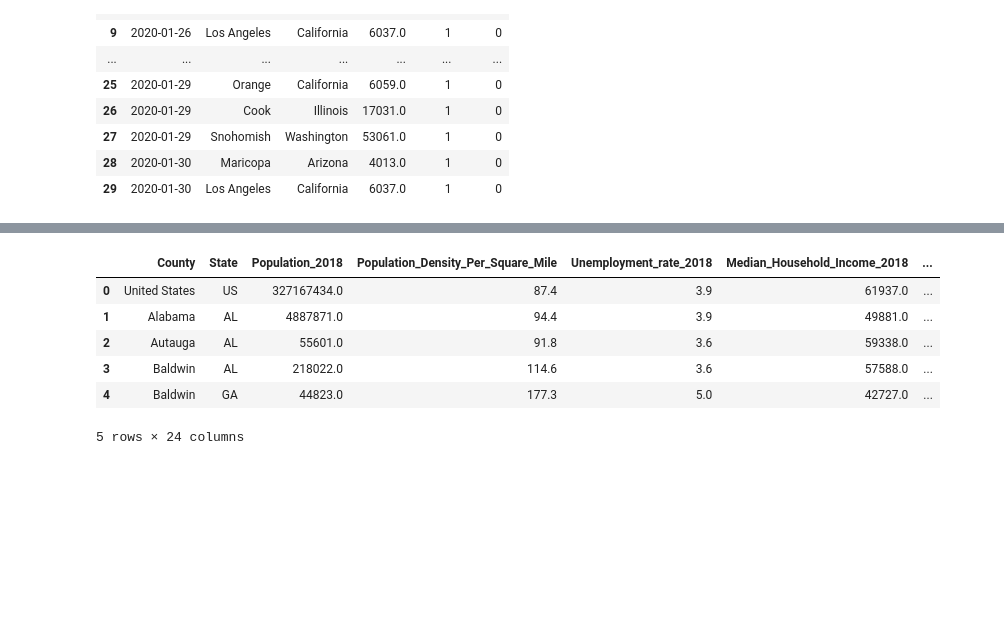
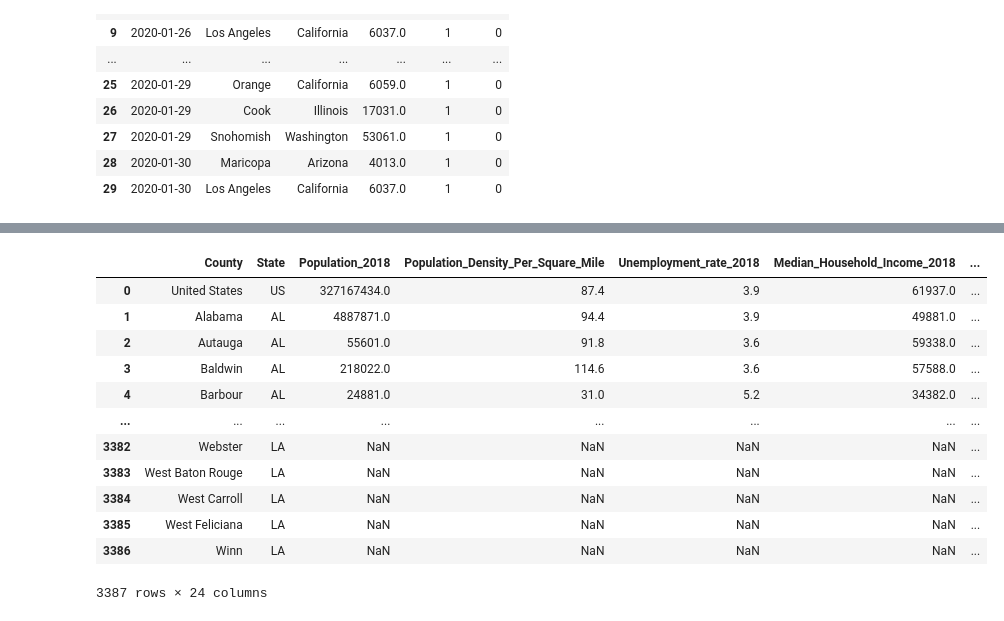
Before and after one commit to RHartley09/Project_1, a Jupyter notebook: JPB-conversion-import-TEST.ipynb, the cells around one changed output, grey strips where cells are left out. Cells and saved outputs as stored; diff of their text form; code cells hidden in the pictures; blank space fills up the shorter version.

Commit message:
updated merge

```diff
--- a/JPB-conversion-import-TEST.ipynb
+++ b/JPB-conversion-import-TEST.ipynb
@@ -138,7 +138,7 @@ cov_counties_2_df.head(30)
 | 28 | 2020-01-30 | Maricopa | Arizona | 4013.0 | 1 | 0 |
 | 29 | 2020-01-30 | Los Angeles | California | 6037.0 | 1 | 0 |
 # %%
-cov_counties2_df = cov_counties_2_df.groupby(['county']).agg({'cases': 'sum', 'deaths': 'sum'})
+cov_counties2_df = cov_counties_2_df.groupby(['county', 'state']).agg({'cases': 'sum', 'deaths': 'sum'})
 # %%
 cov_counties2_df
 # %% [output]
@@ -175,4 +175,4 @@ cov_counties2_df.reset_index()
 # %%
-cov_counties2_df.index = cov_counties2_df.index.set_names(['County'])
+cov_counties2_df.index = cov_counties2_df.index.set_names(['County', 'State'])
 cov_counties2_df
 # %% [output]
@@ -192,0 +193,3 @@ cov_counties2_df
+# %%
+cov_counties2_df.reset_index(level=['County', 'State'], inplace=True)
+cov_counties2_df
@@ -192,0 +210,14 @@ cov_counties2_df
+# %%
+us_state_abbrev = {
+'Alabama': 'AL', 'Alaska': 'AK', 'Arizona': 'AZ', 'Arkansas': 'AR', 'California': 'CA', 'Colorado': 'CO',
+'Connecticut': 'CT', 'Delaware': 'DE', 'Florida': 'FL', 'Georgia': 'GA', 'Hawaii': 'HI', 'Idaho': 'ID',
+'Illinois': 'IL', 'Indiana': 'IN', 'Iowa': 'IA', 'Kansas': 'KS', 'Kentucky': 'KY', 'Louisiana': 'LA',
+'Maine': 'ME', 'Maryland': 'MD', 'Massachusetts': 'MA', 'Michigan': 'MI', 'Minnesota': 'MN', 'Mississippi': 'MS',
+'Missouri': 'MO', 'Montana': 'MT', 'Nebraska': 'NE', 'Nevada': 'NV', 'New Hampshire': 'NH', 'New Jersey': 'NJ',
+'New Mexico': 'NM', 'New York': 'NY', 'North Carolina': 'NC', 'North Dakota': 'ND', 'Ohio': 'OH', 'Oklahoma': 'OK',
+'Oregon': 'OR', 'Pennsylvania': 'PA', 'Rhode Island': 'RI', 'South Carolina': 'SC', 'South Dakota': 'SD',
+'Tennessee': 'TN', 'Texas': 'TX', 'Utah': 'UT', 'Vermont': 'VT', 'Virginia': 'VA', 'Washington': 'WA',
+'West Virginia': 'WV', 'Wisconsin': 'WI', 'Wyoming': 'WY'}
+
+cov_counties2_df['State'] = cov_counties2_df['State'].map(us_state_abbrev).fillna(cov_counties2_df['State'])
+cov_counties2_df
@@ -193,16 +238,22 @@ cov_counties2_df
 # %%
 cov_counties2_df.to_csv("clean_data/county_data_2.csv", index=False, header=True)
 # %%
-cov_counties_merge = pd.merge(clean_county1_df, cov_counties2_df, how='outer', on=['County'])
+cov_counties_merge = pd.merge(clean_county1_df, cov_counties2_df, how='outer', on=['County', 'State'])
 
-cov_counties_merge.head()
+cov_counties_merge
 # %% [output]
 |  | County | State | Population_2018 | Population_Density_Per_Square_Mile | Unemployment_rate_2018 | Median_Household_Income_2018 | ... |
 | 0 | United States | US | 327167434.0 | 87.4 | 3.9 | 61937.0 | ... |
 | 1 | Alabama | AL | 4887871.0 | 94.4 | 3.9 | 49881.0 | ... |
 | 2 | Autauga | AL | 55601.0 | 91.8 | 3.6 | 59338.0 | ... |
 | 3 | Baldwin | AL | 218022.0 | 114.6 | 3.6 | 57588.0 | ... |
-| 4 | Baldwin | GA | 44823.0 | 177.3 | 5.0 | 42727.0 | ... |
+| 4 | Barbour | AL | 24881.0 | 31.0 | 5.2 | 34382.0 | ... |
+| ... | ... | ... | ... | ... | ... | ... | ... |
+| 3382 | Webster | LA | NaN | NaN | NaN | NaN | ... |
+| 3383 | West Baton Rouge | LA | NaN | NaN | NaN | NaN | ... |
+| 3384 | West Carroll | LA | NaN | NaN | NaN | NaN | ... |
+| 3385 | West Feliciana | LA | NaN | NaN | NaN | NaN | ... |
+| 3386 | Winn | LA | NaN | NaN | NaN | NaN | ... |
-5 rows × 24 columns
+3387 rows × 24 columns
 # %%
 cov_counties_merge.to_csv("clean_data/county_data_merged.csv", index=False, header=True)
```
Also changed, not shown: parts of 5 cells of this notebook, 2 other files.
